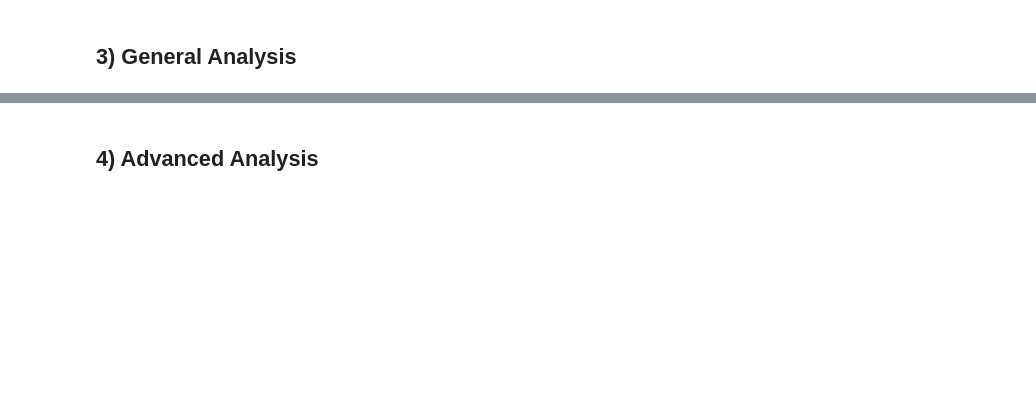
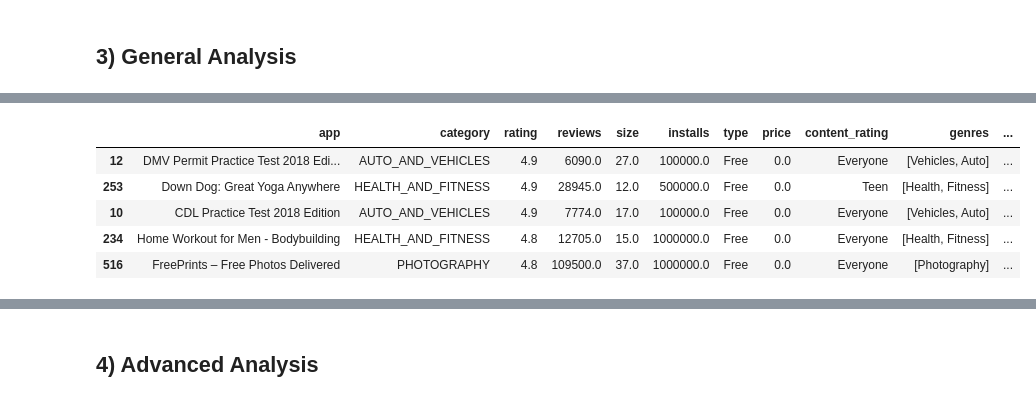
Before and after one commit to GOliviero92/Google-Apps-Analysis, a Jupyter notebook: data_analysis.ipynb, the cells around one changed output, grey strips where cells are left out. Cells and saved outputs as stored; diff of their text form; code cells hidden in the pictures; blank space fills up the shorter version.

```diff
--- a/data_analysis.ipynb
+++ b/data_analysis.ipynb
@@ -77,0 +138,11 @@ memory usage: 133.9+ KB
+# %%
+# top most rated apps:
+highest_rated = result_avg.sort_values(['rating'],ascending=False).head(5)
+highest_rated
+# %% [output]
+|  | app | category | rating | reviews | size | installs | type | price | content_rating | genres | ... |
+| 12 | DMV Permit Practice Test 2018 Edi... | AUTO_AND_VEHICLES | 4.9 | 6090.0 | 27.0 | 100000.0 | Free | 0.0 | Everyone | [Vehicles, Auto] | ... |
+| 253 | Down Dog: Great Yoga Anywhere | HEALTH_AND_FITNESS | 4.9 | 28945.0 | 12.0 | 500000.0 | Free | 0.0 | Teen | [Health, Fitness] | ... |
+| 10 | CDL Practice Test 2018 Edition | AUTO_AND_VEHICLES | 4.9 | 7774.0 | 17.0 | 100000.0 | Free | 0.0 | Everyone | [Vehicles, Auto] | ... |
+| 234 | Home Workout for Men - Bodybuilding | HEALTH_AND_FITNESS | 4.8 | 12705.0 | 15.0 | 1000000.0 | Free | 0.0 | Everyone | [Health, Fitness] | ... |
+| 516 | FreePrints – Free Photos Delivered | PHOTOGRAPHY | 4.8 | 109500.0 | 37.0 | 1000000.0 | Free | 0.0 | Everyone | [Photography] | ... |
```
Also changed, not shown: parts of 21 cells of this notebook.
